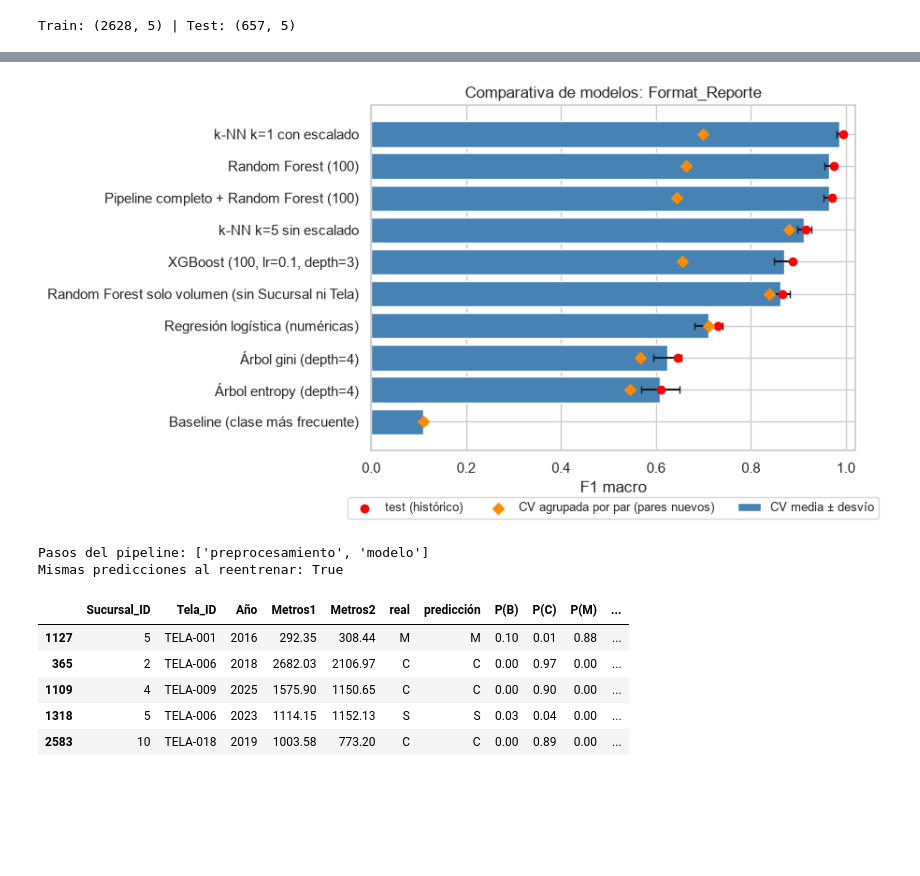
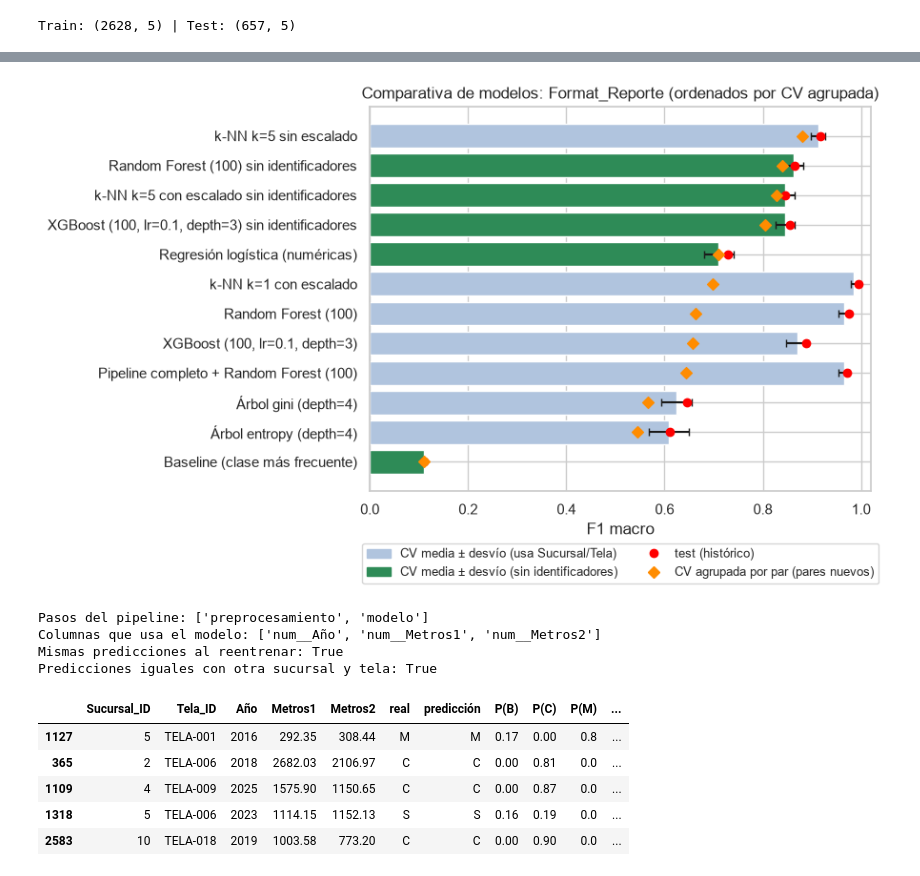
Before and after one commit to francosalama/paa-integrador-ortelana, a Jupyter notebook: actividad_13.ipynb, the cells around one changed output, grey strips where cells are left out. Drawn from its saved outputs; the diff is of its cells as text; code cells hidden in the pictures; blank space fills up the shorter version.

Commit message:
Usar un modelo final sin Sucursal_ID ni Tela_ID

```diff
--- a/actividad_13.ipynb
+++ b/actividad_13.ipynb
@@ -82,6 +82,14 @@ def crear_pipeline_completo(modelo, escalar=False):
                           ("onehot", OneHotEncoder(handle_unknown="ignore", sparse_output=False))]), cat_cols)])
     return Pipeline([("preprocesamiento", preprocesador), ("modelo", modelo)])
 
+def crear_pipeline_sin_ids(modelo, escalar=False):
+    """Pipeline final: solo Año, Metros1 y Metros2 (imputación [+ escalado]). Sucursal_ID y Tela_ID se descartan."""
+    pasos_num = [("imputar", SimpleImputer(strategy="median"))]
+    if escalar:
+        pasos_num.append(("escalar", StandardScaler()))
+    return Pipeline([("preprocesamiento", ColumnTransformer([("num", Pipeline(pasos_num), num_cols)])),
+                     ("modelo", modelo)])
+
 # Regresión logística de la actividad 03: solo las variables numéricas, escaladas
 logit = Pipeline([("prep", ColumnTransformer([("num", StandardScaler(), num_cols)])),
                   ("modelo", LogisticRegression(max_iter=2000, random_state=RANDOM_STATE))])
@@ -148,33 +166,44 @@ tabla.round(4)
 # %%
 # 13.2 Visualización de la comparativa (media ± desvío de CV y test)
-orden = tabla.sort_values("F1 macro CV media")
-plt.figure(figsize=(9, 5))
-plt.barh(orden.index, orden["F1 macro CV media"], xerr=orden["F1 macro CV desvío"], color="steelblue",
-         capsize=3, label="CV media ± desvío")
-plt.scatter(orden["F1 macro test"], orden.index, color="red", zorder=3, label="test (histórico)")
-plt.scatter(orden["F1 macro CV por grupos (pares nuevos)"], orden.index, color="darkorange", marker="D", zorder=3,
-            label="CV agrupada por par (pares nuevos)")
-plt.title("Comparativa de modelos: Format_Reporte")
+from matplotlib.patches import Patch
+from matplotlib.lines import Line2D
+
+orden = tabla.sort_values("F1 macro CV por grupos (pares nuevos)")
+colores = orden["Usa Sucursal/Tela"].map({"sí": "lightsteelblue", "no": "seagreen"})
+plt.figure(figsize=(9, 5.6))
+plt.barh(orden.index, orden["F1 macro CV media"], xerr=orden["F1 macro CV desvío"], color=colores, capsize=3)
+plt.scatter(orden["F1 macro test"], orden.index, color="red", zorder=3)
+plt.scatter(orden["F1 macro CV por grupos (pares nuevos)"], orden.index, color="darkorange", marker="D", zorder=3)
+plt.title("Comparativa de modelos: Format_Reporte (ordenados por CV agrupada)")
 plt.xlabel("F1 macro")
 plt.xlim(0, 1.02)
-plt.legend(loc="upper center", bbox_to_anchor=(0.5, -0.12), ncol=3, fontsize=9)
+plt.legend(handles=[Patch(color="lightsteelblue", label="CV media ± desvío (usa Sucursal/Tela)"),
+                    Patch(color="seagreen", label="CV media ± desvío (sin identificadores)"),
+                    Line2D([], [], color="red", marker="o", ls="", label="test (histórico)"),
+                    Line2D([], [], color="darkorange", marker="D", ls="", label="CV agrupada por par (pares nuevos)")],
+           loc="upper center", bbox_to_anchor=(0.5, -0.12), ncol=2, fontsize=9)
 plt.tight_layout()
 plt.show()
 # %% [output]
-[figure, old version]
+[figure, new version]
 # %%
-# 13.3 Modelo candidato: pipeline completo (sin escalado) + Random Forest
+# 13.3 Modelo candidato: Random Forest sin identificadores (solo Año, Metros1 y Metros2)
 from sklearn.base import clone
 
-candidato = modelos["Pipeline completo + Random Forest (100)"]   # ya entrenado en 13.1
+candidato = modelos["Random Forest (100) sin identificadores"][0]   # ya entrenado en 13.1
 print("Pasos del pipeline:", [paso for paso, _ in candidato.steps])
+print("Columnas que usa el modelo:", list(candidato.named_steps["preprocesamiento"].get_feature_names_out()))
 
-# Verificación: reentrenar desde cero da exactamente las mismas predicciones
+# Verificación 1: reentrenar desde cero da exactamente las mismas predicciones
 otro = clone(candidato).fit(X_train, y_train)
 print("Mismas predicciones al reentrenar:", (otro.predict(X_test) == candidato.predict(X_test)).all())
 
+# Verificación 2: la predicción no depende de Sucursal ni Tela (cambiarlas no cambia nada)
+cinco = X_test.head(5)
+cambiado = cinco.assign(Sucursal_ID=99, Tela_ID="TELA-999")
+print("Predicciones iguales con otra sucursal y tela:", (candidato.predict(cambiado) == candidato.predict(cinco)).all())
+
 # Cinco predicciones de prueba con sus probabilidades
-cinco = X_test.head(5)
 resultado = cinco.copy()
 resultado["real"] = y_test.head(5)
 resultado["predicción"] = candidato.predict(cinco)
@@ -183,13 +212,15 @@ probabilidades = pd.DataFrame(candidato.predict_proba(cinco), index=cinco.index,
 pd.concat([resultado, probabilidades.round(2)], axis=1)
 # %% [output]
 Pasos del pipeline: ['preprocesamiento', 'modelo']
+Columnas que usa el modelo: ['num__Año', 'num__Metros1', 'num__Metros2']
 Mismas predicciones al reentrenar: True
+Predicciones iguales con otra sucursal y tela: True
 |  | Sucursal_ID | Tela_ID | Año | Metros1 | Metros2 | real | predicción | P(B) | P(C) | P(M) | ... |
-| 1127 | 5 | TELA-001 | 2016 | 292.35 | 308.44 | M | M | 0.10 | 0.01 | 0.88 | ... |
-| 365 | 2 | TELA-006 | 2018 | 2682.03 | 2106.97 | C | C | 0.00 | 0.97 | 0.00 | ... |
-| 1109 | 4 | TELA-009 | 2025 | 1575.90 | 1150.65 | C | C | 0.00 | 0.90 | 0.00 | ... |
-| 1318 | 5 | TELA-006 | 2023 | 1114.15 | 1152.13 | S | S | 0.03 | 0.04 | 0.00 | ... |
-| 2583 | 10 | TELA-018 | 2019 | 1003.58 | 773.20 | C | C | 0.00 | 0.89 | 0.00 | ... |
+| 1127 | 5 | TELA-001 | 2016 | 292.35 | 308.44 | M | M | 0.17 | 0.00 | 0.8 | ... |
+| 365 | 2 | TELA-006 | 2018 | 2682.03 | 2106.97 | C | C | 0.00 | 0.81 | 0.0 | ... |
+| 1109 | 4 | TELA-009 | 2025 | 1575.90 | 1150.65 | C | C | 0.00 | 0.87 | 0.0 | ... |
+| 1318 | 5 | TELA-006 | 2023 | 1114.15 | 1152.13 | S | S | 0.16 | 0.19 | 0.0 | ... |
+| 2583 | 10 | TELA-018 | 2019 | 1003.58 | 773.20 | C | C | 0.00 | 0.90 | 0.0 | ... |
 # %% [markdown]
 ### Explicación del alumno/a
 
```
Also changed, not shown: parts of 2 cells of this notebook, 6 other files.
